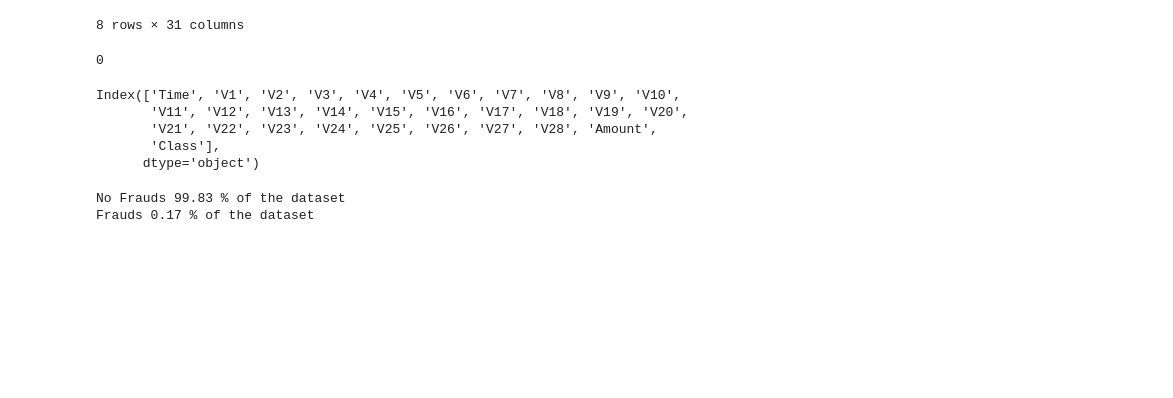
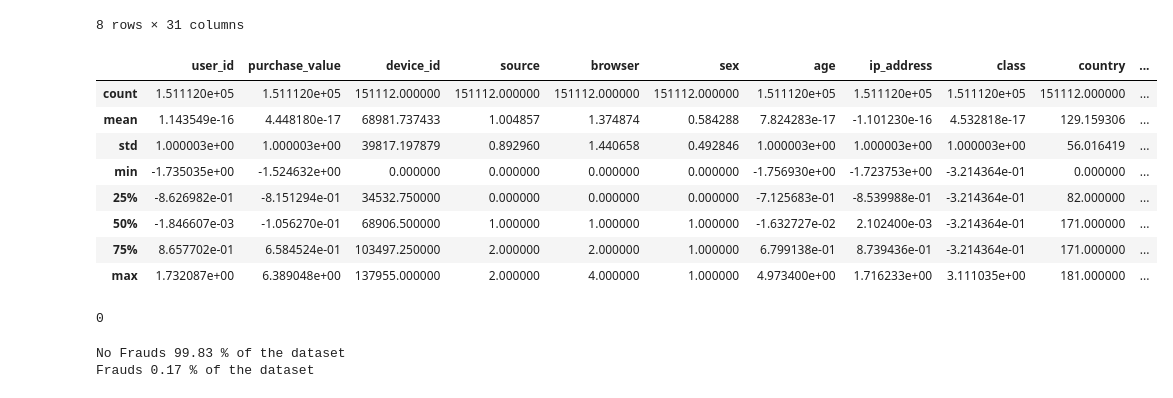
Before and after one commit to aman3013/Fraud-Detection, a Jupyter notebook: notebooks/Model Building.ipynb, the cells around one changed output. Drawn from its saved outputs; the diff is of its cells as text; code cells hidden in the pictures; blank space fills up the shorter version.

```diff
--- a/notebooks/Model Building.ipynb
+++ b/notebooks/Model Building.ipynb
@@ -50,18 +76,22 @@ creditcard_data.describe()
 | 75% | 139320.500000 | 1.315642e+00 | 8.037239e-01 | 1.027196e+00 | 7.433413e-01 | 6.119264e-01 | 3.985649e-01 | 5.704361e-01 | 3.273459e-01 | 5.971390e-01 | ... | ... |
 | max | 172792.000000 | 2.454930e+00 | 2.205773e+01 | 9.382558e+00 | 1.687534e+01 | 3.480167e+01 | 7.330163e+01 | 1.205895e+02 | 2.000721e+01 | 1.559499e+01 | ... | ... |
 8 rows × 31 columns
+# %%
+fraud_data.describe()
+# %% [output]
+|  | user_id | purchase_value | device_id | source | browser | sex | age | ip_address | class | country | ... |
+| count | 1.511120e+05 | 1.511120e+05 | 151112.000000 | 151112.000000 | 151112.000000 | 151112.000000 | 1.511120e+05 | 1.511120e+05 | 1.511120e+05 | 151112.000000 | ... |
+| mean | 1.143549e-16 | 4.448180e-17 | 68981.737433 | 1.004857 | 1.374874 | 0.584288 | 7.824283e-17 | -1.101230e-16 | 4.532818e-17 | 129.159306 | ... |
+| std | 1.000003e+00 | 1.000003e+00 | 39817.197879 | 0.892960 | 1.440658 | 0.492846 | 1.000003e+00 | 1.000003e+00 | 1.000003e+00 | 56.016419 | ... |
+| min | -1.735035e+00 | -1.524632e+00 | 0.000000 | 0.000000 | 0.000000 | 0.000000 | -1.756930e+00 | -1.723753e+00 | -3.214364e-01 | 0.000000 | ... |
+| 25% | -8.626982e-01 | -8.151294e-01 | 34532.750000 | 0.000000 | 0.000000 | 0.000000 | -7.125683e-01 | -8.539988e-01 | -3.214364e-01 | 82.000000 | ... |
+| 50% | -1.846607e-03 | -1.056270e-01 | 68906.500000 | 1.000000 | 1.000000 | 1.000000 | -1.632727e-02 | 2.102400e-03 | -3.214364e-01 | 171.000000 | ... |
+| 75% | 8.657702e-01 | 6.584524e-01 | 103497.250000 | 2.000000 | 2.000000 | 1.000000 | 6.799138e-01 | 8.739436e-01 | -3.214364e-01 | 171.000000 | ... |
+| max | 1.732087e+00 | 6.389048e+00 | 137955.000000 | 2.000000 | 4.000000 | 1.000000 | 4.973400e+00 | 1.716233e+00 | 3.111035e+00 | 181.000000 | ... |
 # %%
 creditcard_data.isnull().sum().max()
 # %% [output]
 0
-# %%
-creditcard_data.columns
-# %% [output]
-Index(['Time', 'V1', 'V2', 'V3', 'V4', 'V5', 'V6', 'V7', 'V8', 'V9', 'V10',
-       'V11', 'V12', 'V13', 'V14', 'V15', 'V16', 'V17', 'V18', 'V19', 'V20',
-       'V21', 'V22', 'V23', 'V24', 'V25', 'V26', 'V27', 'V28', 'Amount',
-       'Class'],
-      dtype='object')
 # %%
 print('No Frauds', round(creditcard_data['Class'].value_counts()[0]/len(creditcard_data) * 100,2), '% of the dataset')
 print('Frauds', round(creditcard_data['Class'].value_counts()[1]/len(creditcard_data) * 100,2), '% of the dataset')
```
Also changed, not shown: parts of 30 cells of this notebook.
